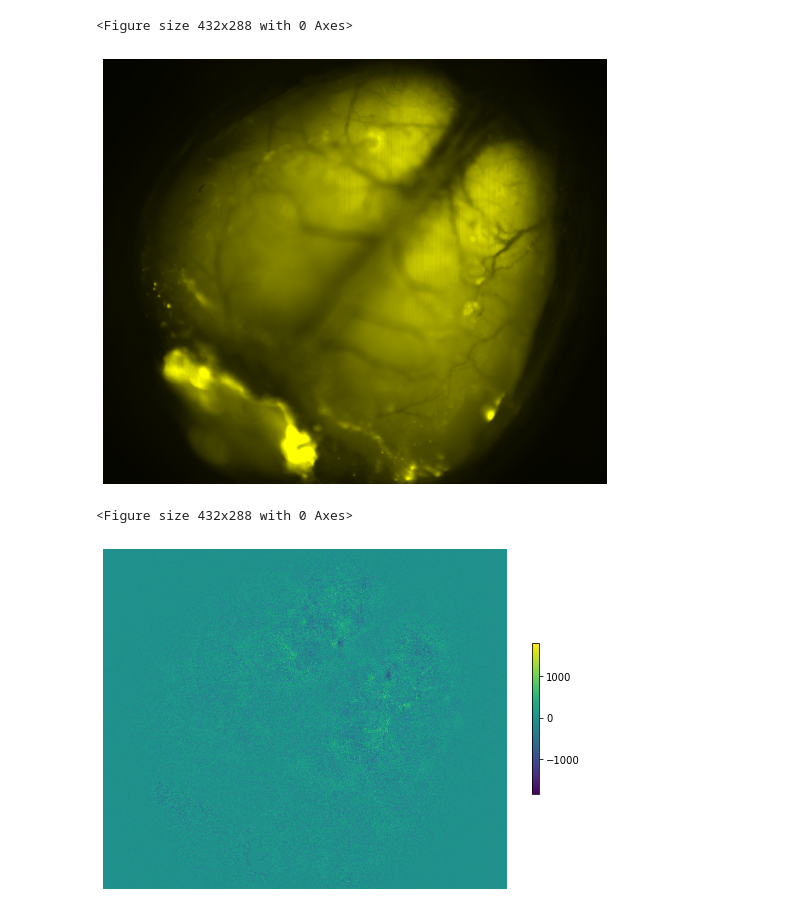
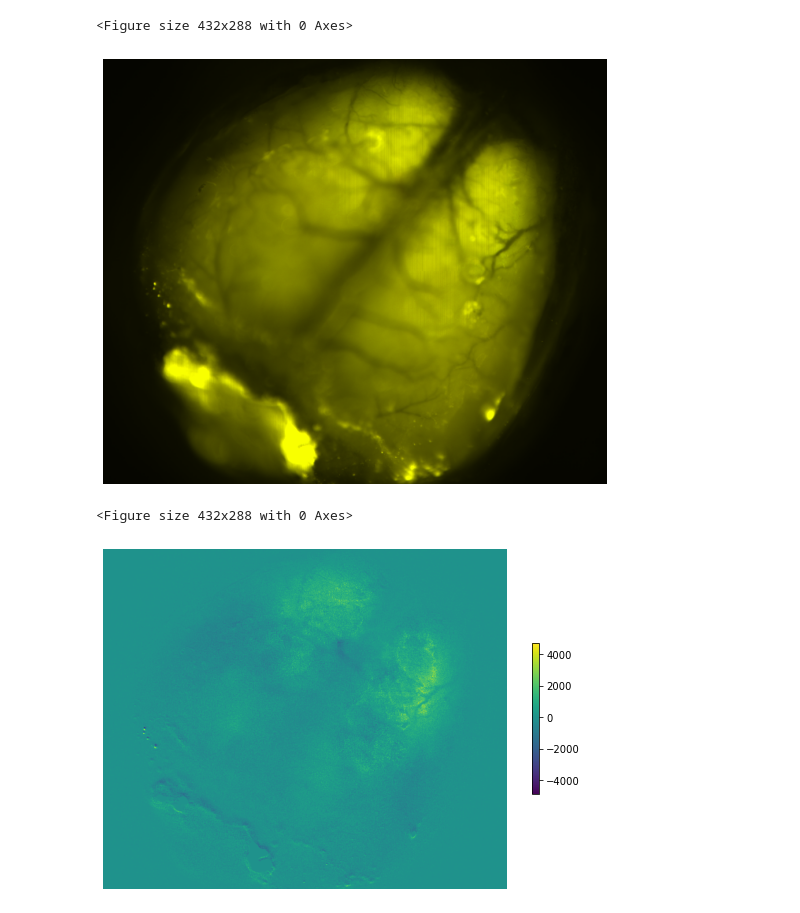
Before and after one commit to jcouto/wfield, a Jupyter notebook: notebooks/approximate_svd.ipynb, the cells around one changed output. Cells and saved outputs as stored; diff of their text form; code cells hidden in the pictures.

```diff
--- a/notebooks/approximate_svd.ipynb
+++ b/notebooks/approximate_svd.ipynb
@@ -17,11 +17,9 @@ from wfieldtools import *
 localdisk = 'd:\\temp_folder'
 dat_path = glob(pjoin(localdisk,'*.dat'))[0]
 frames_average = np.load(pjoin(localdisk,'frames_average.npy'))
-trial_onsets = np.load(pjoin(localdisk,'trial_onsets.npy'))
 
-dat = mmap_dat(dat_path) # load to memory if you have enough
-onsets = trial_onsets['iframe']
+dat = mmap_dat(dat_path)
 
-U,SVT = approximate_svd(dat, frames_average,onsets = onsets)
+U,SVT = approximate_svd(dat, frames_average)
 np.save(pjoin(localdisk,'Ua.npy'),U)
 np.save(pjoin(localdisk,'SVTa.npy'),SVT)
@@ -37,20 +26,28 @@ napari_show((mov*avg)+avg - dat[ii[0]:ii[1]])
+# %%
+# Reconstruct and reshape into 2 channels
+onset = 100
+nframes = 1000
+mov = reconstruct(U,SVT[:,onset:onset+nframes*2],
+                  dims = dat.shape[-2:]).reshape(nframes,2,*dat.shape[-2:])
+
+# take a look at the differerce between the raw and the reconstructed
+napari_show((mov*frames_average)+frames_average - dat[onset:onset+nframes])
 # %%
 # Explore the reconstructed dataset
 napari_show(mov)
 # %%
 # Compare single frames
 %matplotlib inline
 # green is raw; red is reconstructed
-check = np.stack([((mov[0]*avg)+avg)[0],
-                  dat[ii[0],0]])
+check = np.stack([((mov[0]*frames_average)+frames_average)[0],dat[onset,0]])
 plt.figure();
 imshow_noborder(two_chan_to_rgb(check));
 plt.figure();
 imshow_noborder(np.diff(check,axis=0).squeeze());
 plt.colorbar(shrink = 0.3);
 # %% [output]
 <Figure size 432x288 with 0 Axes>
-[figure, old version]
+[figure, new version]
 <Figure size 432x288 with 0 Axes>
-[figure, old version]
+[figure, new version]
 # %%
```
Also changed, not shown: parts of 6 cells of this notebook, 6 other files.
